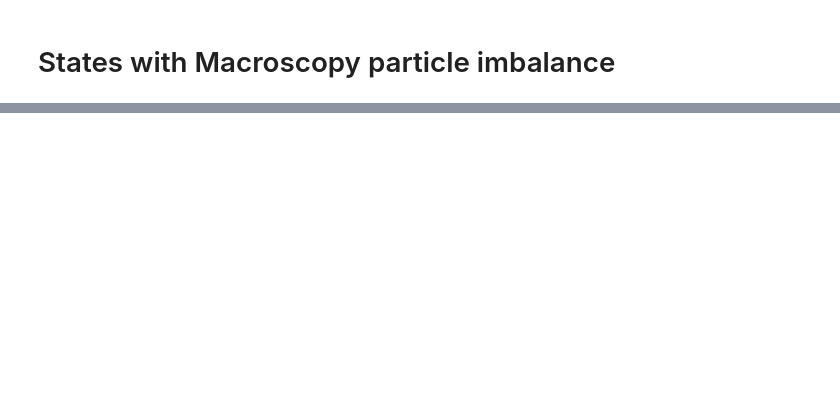
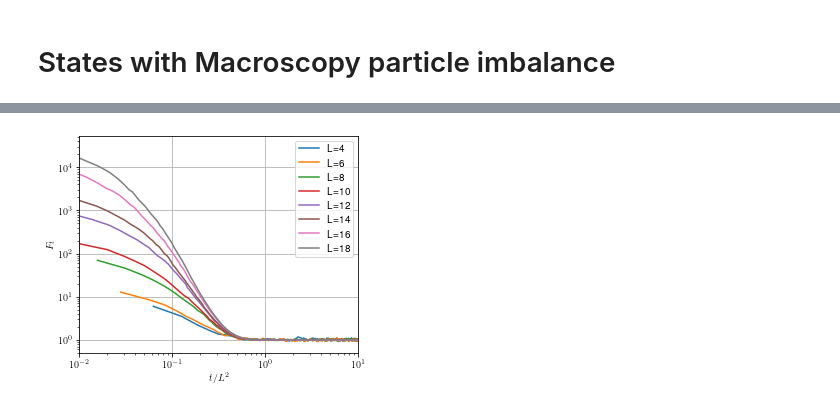
Before and after one commit to Renmusxd/RandomUnitaryLayers, a Jupyter notebook: jupyter/PaperData/PaperPlots.ipynb, the cells around one changed output, grey strips where cells are left out. Saved outputs shown, nothing was run; the diff lists cells and outputs as text; code cells hidden in the pictures; blank space fills up the shorter version.

```diff
--- a/jupyter/PaperData/PaperPlots.ipynb
+++ b/jupyter/PaperData/PaperPlots.ipynb
@@ -35,3 +18,69 @@ pyplot.show()
+# %%
+arr = numpy.load(os.path.join("half_filling", "all_defects_left.npz"))
+half_filling_left_purities = arr['data']
+half_filling_left_ls = arr['ls']
+half_filling_left_ds = arr['Ds']
+
+# for d, l, purity in zip(half_filling_left_ds, half_filling_left_ls, half_filling_left_purities):
+#     T = len(purity)
+#     pyplot.plot(numpy.arange(1,T+1), (purity)/d, label=f"L={l}")
+
+# pyplot.xlabel('$t$')
+# pyplot.ylabel('$F_t/D$')
+# pyplot.yscale('log')
+# # pyplot.xscale('log')
+# pyplot.xlim([-0.1,50])
+# pyplot.legend()
+# pyplot.grid()
+# pyplot.show()
+
+
+# for d, l, purity in zip(half_filling_left_ds, half_filling_left_ls, half_filling_left_purities):
+#     T = len(purity)
+#     pyplot.plot(numpy.arange(1,T+1)/l**2, (purity)/d, label=f"L={l}")
+
+# pyplot.xlabel('$t/L^2$')
+# pyplot.ylabel('$F_t/D$')
+# pyplot.yscale('log')
+# pyplot.xscale('log')
+# pyplot.legend()
+# pyplot.grid()
+# pyplot.show()
+
+
+fig, ax = pyplot.subplots(figsize=[5, 4])
+
+for d, l, purity in zip(half_filling_left_ds, half_filling_left_ls, half_filling_left_purities):
+    T = len(purity)
+    ax.plot(numpy.arange(1,T+1)/l**2, (purity), label=f"L={l}")
+
+ax.set_xlabel('$t/L^2$')
+ax.set_ylabel('$F_t$')
+ax.set_yscale('log')
+ax.set_xscale('log')
+ax.set_xlim([1e-2,1e1])
+# pyplot.ylim([5e-1,1e3])
+pyplot.legend()
+pyplot.grid()
+pyplot.savefig(os.path.join(output_dir, "fig_2b.pdf"))
+pyplot.show()
+
+
+# for d, l, purity in zip(half_filling_left_ds, half_filling_left_ls, half_filling_left_purities):
+#     T = len(purity)
+#     pyplot.plot(numpy.arange(1,T+1)/l**2, (purity), label=f"L={l}")
+
+# pyplot.xlabel('$t/L^2$')
+# pyplot.ylabel('$F_t$')
+# pyplot.yscale('log')
+# # pyplot.xscale('log')
+# pyplot.xlim([1e-2,0.5])
+# # pyplot.ylim([5e-1,1e3])
+# pyplot.legend()
+# pyplot.grid()
+# pyplot.show()
+# %% [output]
+[figure, added]
 # %%
 arr = numpy.load(os.path.join("merge_single_double_filling", f'dimer_and_dephased.npz'))
 dimer_ls = arr['ls']
```
Also changed, not shown: parts of 14 cells of this notebook, 25 other files.
